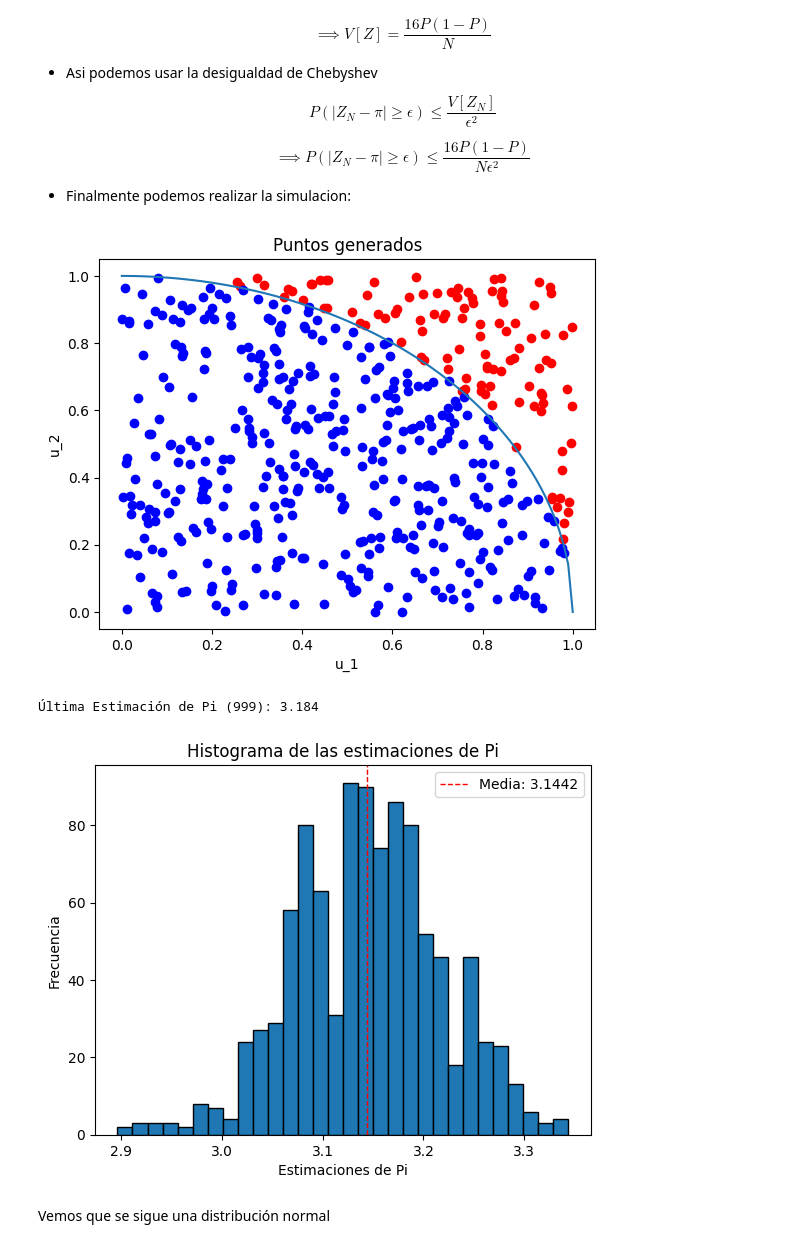
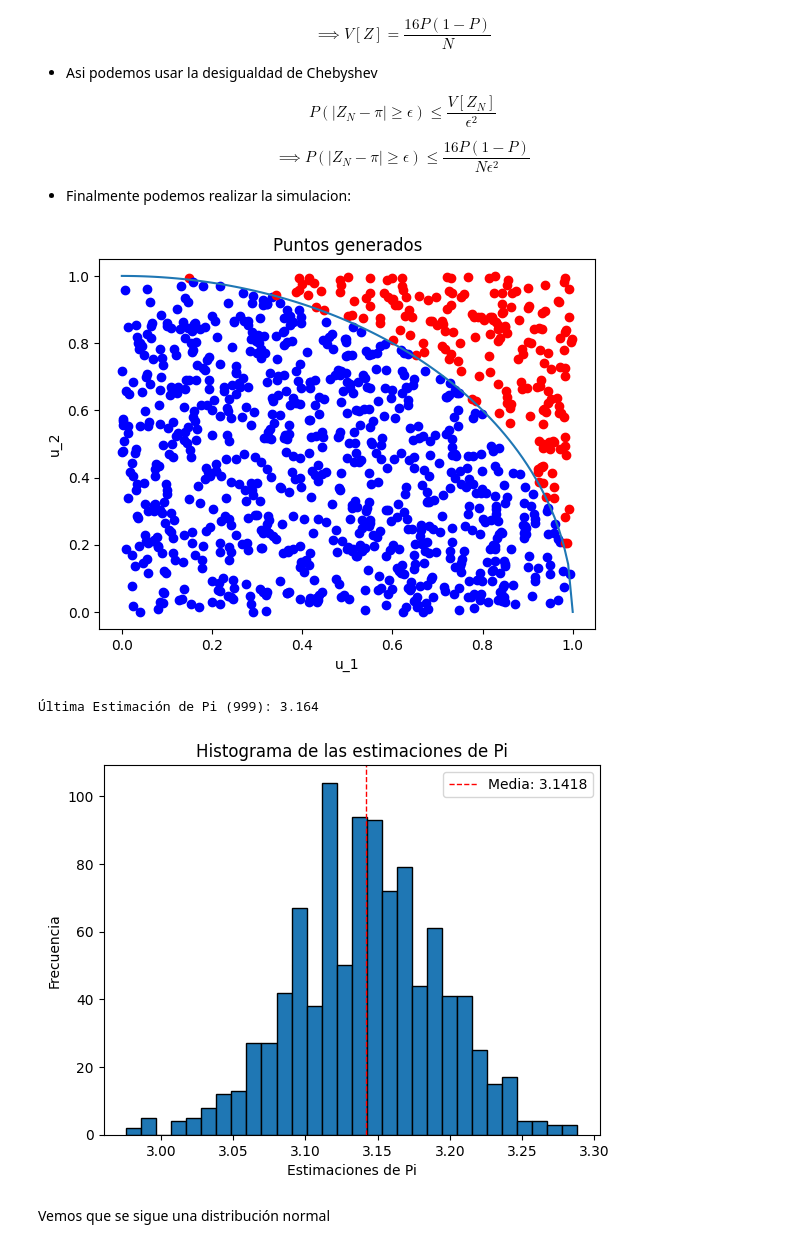
Before and after one commit to MaricelaMH/Simulacion-1, a Jupyter notebook: PI_ESTIMADO.ipynb, the cells around one changed output. Drawn from its saved outputs; the diff is of its cells as text; code cells hidden in the pictures.

```diff
--- a/PI_ESTIMADO.ipynb
+++ b/PI_ESTIMADO.ipynb
@@ -87,10 +87,10 @@ def estimacion_pi(n, num_estimaciones): #Define una función llamada estimacion_
     return estimaciones_pi
 # %%
 # Parámetros
-n = 500
+n = 1000
 num_estimaciones = 1000
 # %%
 # Generar una muestra y graficar
 muestra(n)
 # %% [output]
-[figure, old version]
+[figure, new version]
@@ -97,24 +107,24 @@ muestra(n)
 # %%
 # Calcular las estimaciones de Pi
-estimaciones_pi = estimacion_pi(n, num_estimaciones)
+aux = estimacion_pi(n, num_estimaciones)
 # %%
 # Imprimir la posición y el último valor de las estimaciones de Pi
-ultima_posicion = len(estimaciones_pi) - 1  # Obtener la última posición
-ultimo_valor_pi = estimaciones_pi[-1]
+ultima_posicion = len(aux) - 1  # Obtener la última posición
+ultimo_valor_pi = aux[-1]
 print(f"Última Estimación de Pi ({ultima_posicion}): {ultimo_valor_pi}")
 # %% [output]
-Última Estimación de Pi (999): 3.184
+Última Estimación de Pi (999): 3.164
 # %%
 # Graficar el histograma de las estimaciones de Pi
-plt.hist(estimaciones_pi, bins=30, edgecolor='black')
+plt.hist(aux, bins=30, edgecolor='black')
 plt.title('Histograma de las estimaciones de Pi')
 plt.xlabel('Estimaciones de Pi')
 plt.ylabel('Frecuencia')
-plt.axvline(np.mean(estimaciones_pi), color='r', linestyle='dashed', linewidth=1, label=f'Media: {np.mean(estimaciones_pi):.4f}')
+plt.axvline(np.mean(aux), color='r', linestyle='dashed', linewidth=1, label=f'Media: {np.mean(aux):.4f}')
 plt.legend()
 plt.show()
 # %% [output]
-[figure, old version]
+[figure, new version]
 # %% [markdown]
 Vemos que se sigue una distribución normal
 # %%
```
Also changed, not shown: parts of 9 cells of this notebook.
